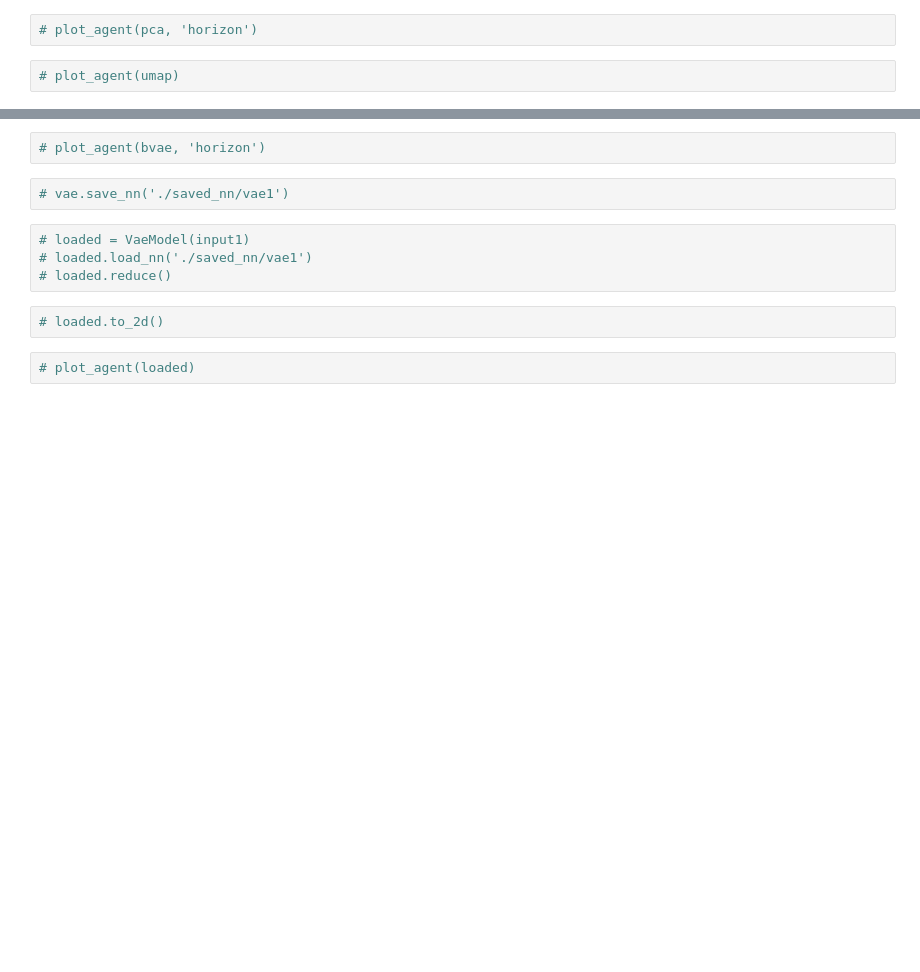
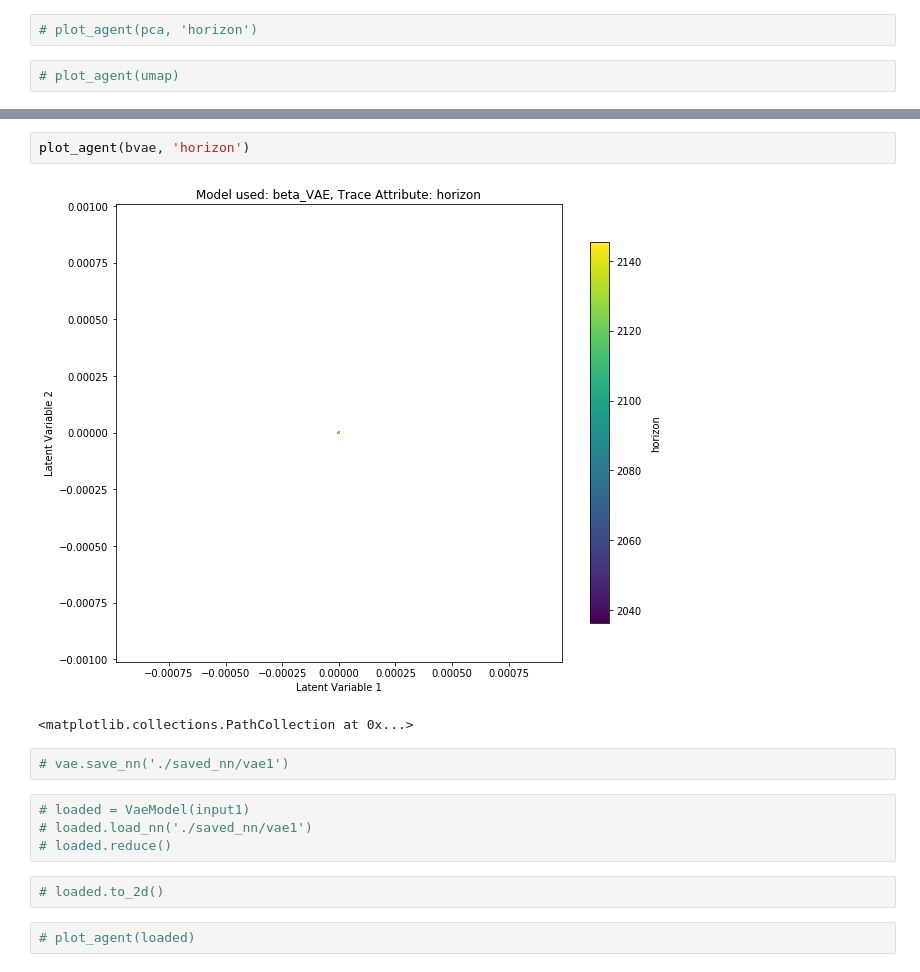
Before and after one commit to msc-acse/acse-9-independent-research-project-coush001, a Jupyter notebook: Run_scripts.ipynb, the cells around one changed output, grey strips where cells are left out. Saved outputs shown, nothing was run; the diff lists cells and outputs as text; blank space fills up the shorter version.

```diff
--- a/Run_scripts.ipynb
+++ b/Run_scripts.ipynb
@@ -54,5 +61,8 @@ plot_agent(vae)
 # %%
-# plot_agent(bvae, 'horizon')
+plot_agent(bvae, 'horizon')
+# %% [output]
+[figure, added]
+<matplotlib.collections.PathCollection at 0x...>
 # %%
 # vae.save_nn('./saved_nn/vae1')
 # %%
```
Also changed, not shown: parts of 9 cells of this notebook, 6 other files.
